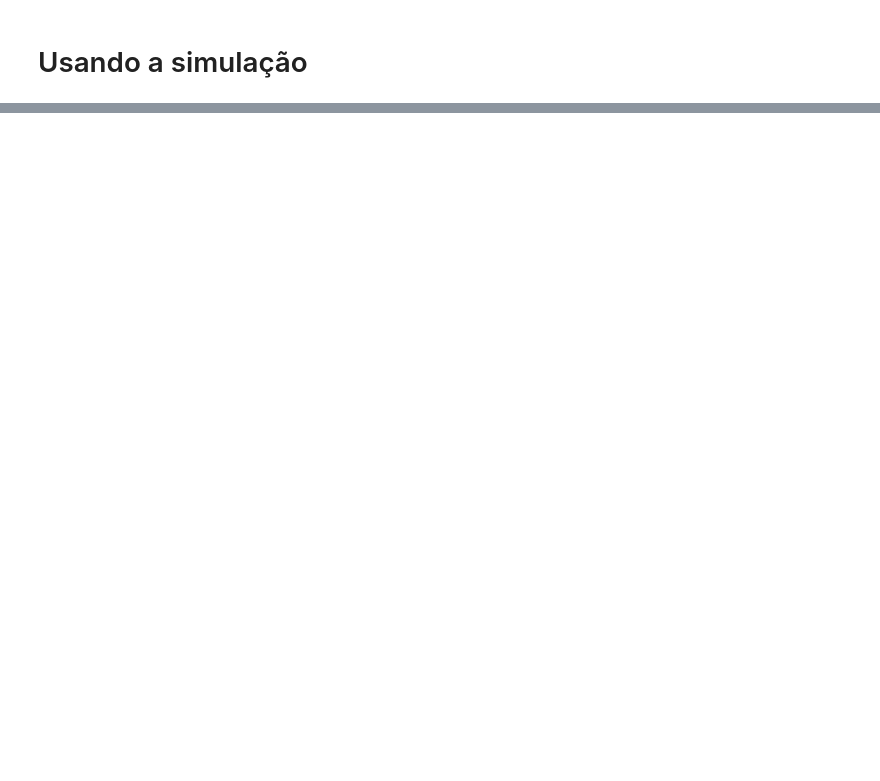
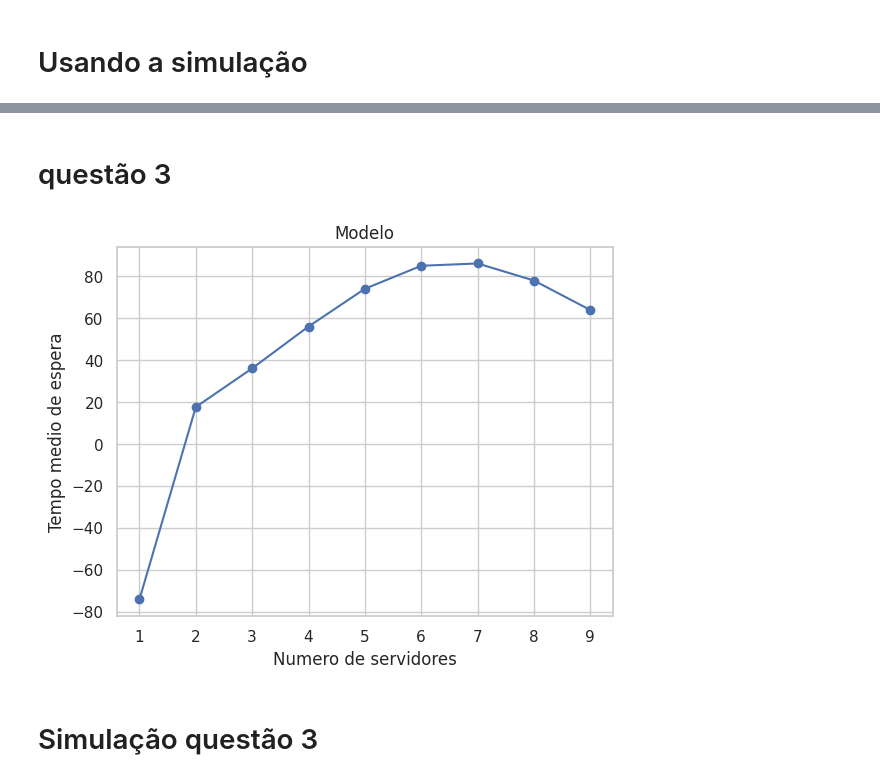
Before and after one commit to jabomgo/lab02-desempenho, a Jupyter notebook: relatorio.ipynb, the cells around one changed output, grey strips where cells are left out. Saved outputs shown, nothing was run; the diff lists cells and outputs as text; code cells hidden in the pictures; blank space fills up the shorter version.

```diff
--- a/relatorio.ipynb
+++ b/relatorio.ipynb
@@ -113,0 +166,24 @@ questao_2_df
+# %% [markdown]
+# questão 3
+# %%
+taxa_chegada = 9.4
+tempoServico = 0.88
+num_servidores = list(range(1, 10, 1))
+
+resultados = []
+
+for num_serv in num_servidores:
+    W = calculo_modelo(taxa_chegada, tempoServico, num_serv)
+    resultados.append(W)
+
+plt.plot(num_servidores, resultados, marker='o', linestyle='-', color='b')
+plt.title('Modelo')
+plt.xlabel('Numero de servidores')
+plt.ylabel('Tempo medio de espera')
+plt.xticks(num_servidores)
+plt.grid(True)
+plt.show()
+# %% [output]
+[figure, added]
+# %% [markdown]
+# Simulação questão 3
```
Also changed, not shown: parts of 7 cells of this notebook, 2 other files.
